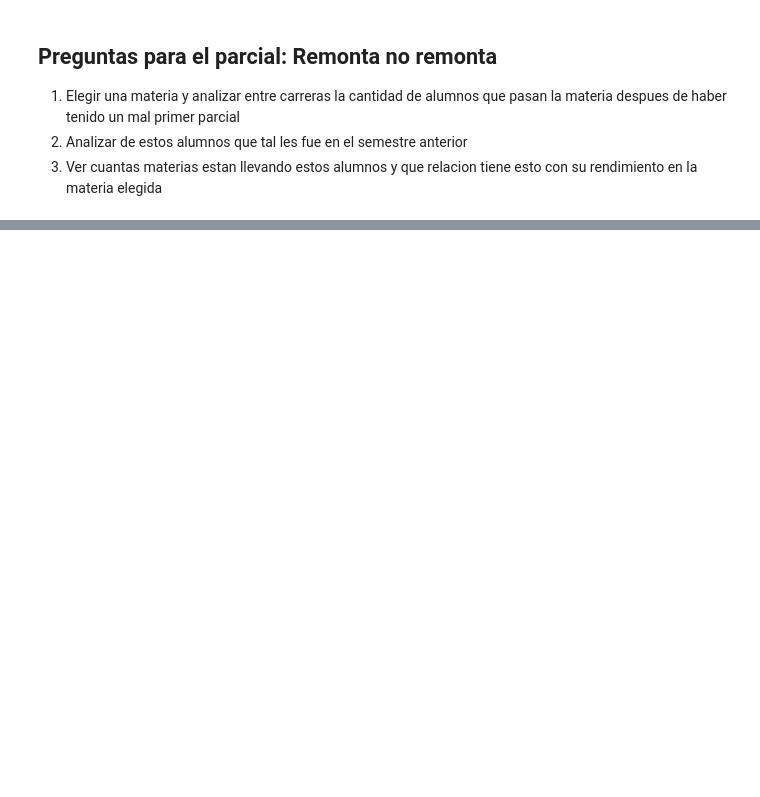
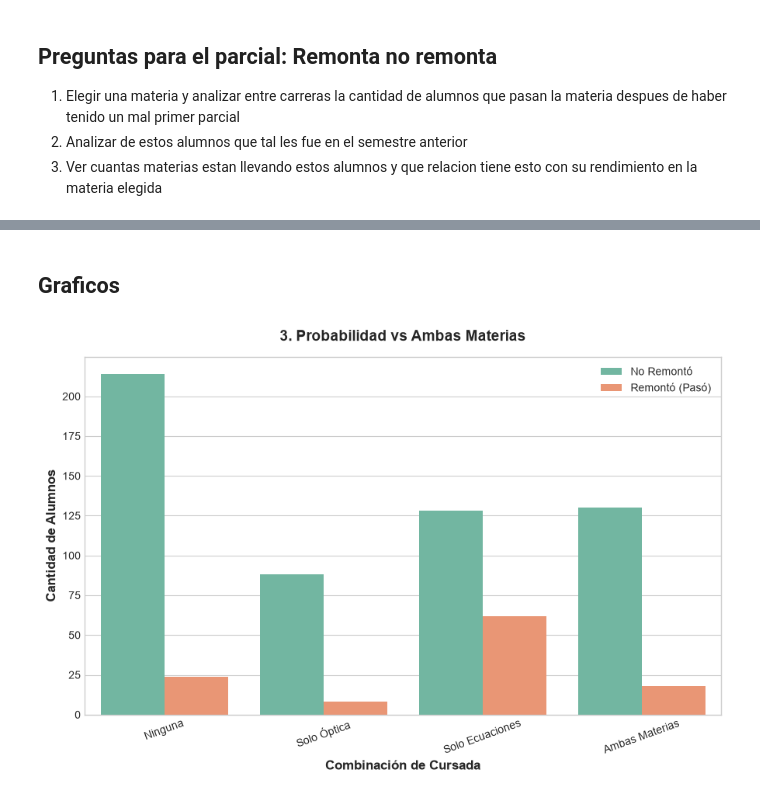
Before and after one commit to Rub3nL0pez/ML1-2026.2_rubenlopez, a Jupyter notebook: ML_Parcial/1Parcial.ipynb, the cells around one changed output, grey strips where cells are left out. Saved outputs shown, nothing was run; the diff lists cells and outputs as text; code cells hidden in the pictures; blank space fills up the shorter version.

```diff
--- a/ML_Parcial/1Parcial.ipynb
+++ b/ML_Parcial/1Parcial.ipynb
@@ -504,0 +239,57 @@ Passing `palette` without assigning `hue` is deprecated and will be removed in v
+# %% [markdown]
+## Graficos
+# %%
+# =============================================================================
+# VISUALIZACIÓN: Probabilidad vs Ambas Materias (Gráfico Individual)
+# =============================================================================
+import matplotlib.pyplot as plt
+import seaborn as sns
+import pandas as pd
+
+# 1. Preparar los datos
+df_grafico_unico = mal_primer_parcial.copy()
+
+materia1 = 'OPTICA Y ONDAS'
+materia2 = 'ECUACIONES DIFERENCIALES'
+
+alumnos_materia1 = set(df_clean[df_clean['Asignatura'].str.upper().str.contains(materia1, na=False)]['ALUMNO_ID'])
+alumnos_materia2 = set(df_clean[df_clean['Asignatura'].str.upper().str.contains(materia2, na=False)]['ALUMNO_ID'])
+
+df_grafico_unico['Cursa_Optica'] = df_grafico_unico['ALUMNO_ID'].isin(alumnos_materia1).astype(int)
+df_grafico_unico['Cursa_Ecuaciones'] = df_grafico_unico['ALUMNO_ID'].isin(alumnos_materia2).astype(int)
+
+def definir_combinacion(row):
+    if row['Cursa_Optica'] == 1 and row['Cursa_Ecuaciones'] == 1:
+        return 'Ambas Materias'
+    elif row['Cursa_Optica'] == 1:
+        return 'Solo Óptica'
+    elif row['Cursa_Ecuaciones'] == 1:
+        return 'Solo Ecuaciones'
+    else:
+        return 'Ninguna'
+
+df_grafico_unico['Grupo_Materias'] = df_grafico_unico.apply(definir_combinacion, axis=1)
+df_grafico_unico['Estado_Remontada'] = df_grafico_unico['Target'].map({1: 'Remontó (Pasó)', 0: 'No Remontó'})
+
+# 2. Configurar y graficar solo este cuadro
+plt.figure(figsize=(9, 6))
+orden_grupos = ['Ninguna', 'Solo Óptica', 'Solo Ecuaciones', 'Ambas Materias']
+
+sns.countplot(
+    data=df_grafico_unico,
+    x='Grupo_Materias',
+    hue='Estado_Remontada',
+    palette='Set2',
+    order=orden_grupos
+)
+
+plt.title('3. Probabilidad vs Ambas Materias', fontsize=14, fontweight='bold', pad=15)
+plt.xlabel('Combinación de Cursada', fontsize=12, fontweight='bold')
+plt.ylabel('Cantidad de Alumnos', fontsize=12, fontweight='bold')
+plt.xticks(rotation=20)
+plt.legend(title='')
+
+plt.tight_layout()
+plt.show()
+# %% [output]
+[figure, added]
```
Also changed, not shown: parts of 23 cells of this notebook, 2 other files.
